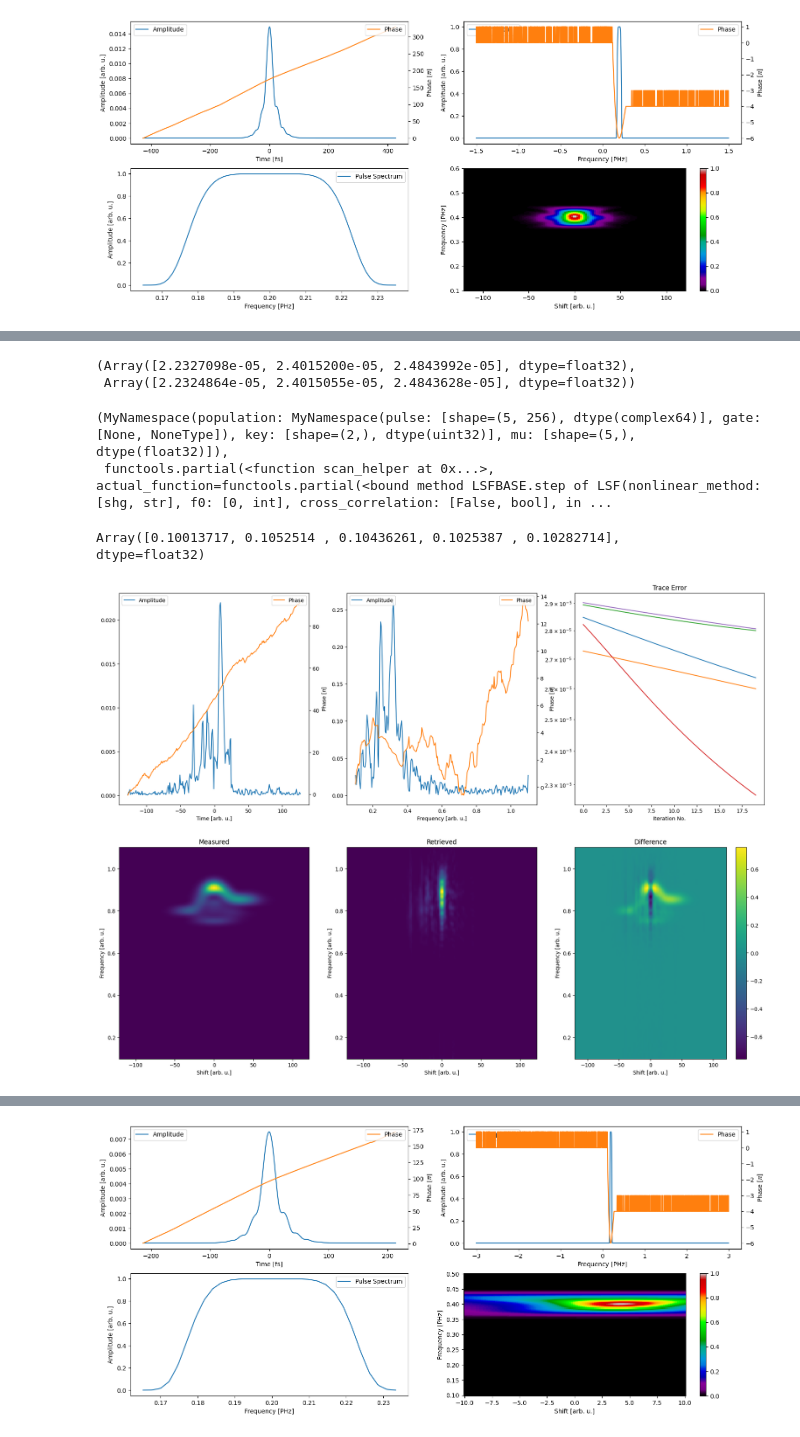
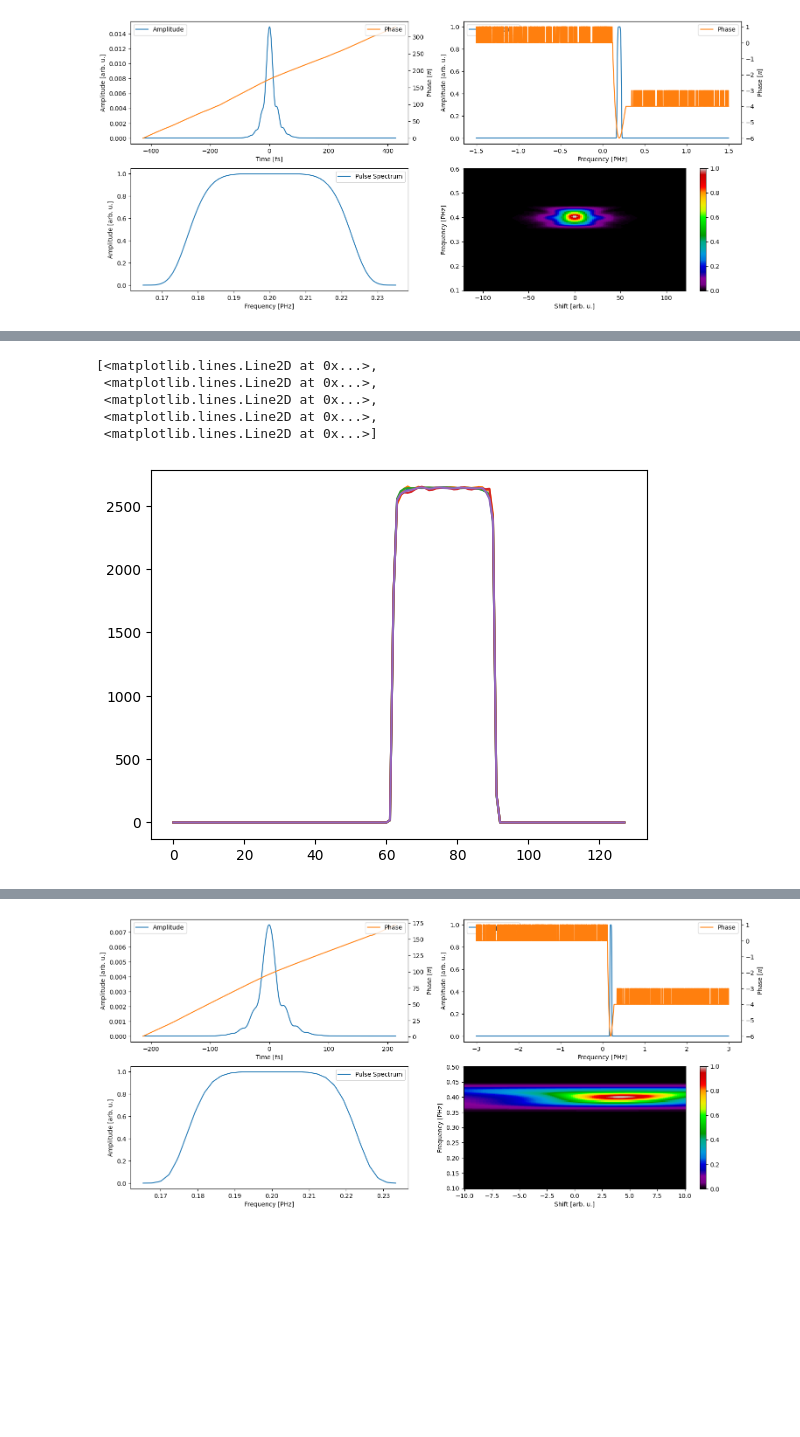
Before and after one commit to matillda123/Pulse-Retrieval-with-JAX, a Jupyter notebook: _usage_example.ipynb, the cells around one changed output, grey strips where cells are left out. Drawn from its saved outputs; the diff is of its cells as text; code cells hidden in the pictures; blank space fills up the shorter version.

```diff
--- a/_usage_example.ipynb
+++ b/_usage_example.ipynb
@@ -81,18 +63,0 @@ executing.executing.NotOneValueFound: Expected one value, found 0
-# %%
-from pulsedjax.frog import LSF
-
-gp = LSF(delay, frequency_trace, trace, "shg", cross_correlation=False, seed=None)
-
-gp.eta_spectral_amplitude = 1
-gp.use_measured_spectrum(spectra.pulse[0], spectra.pulse[1], "pulse")
-#gp.use_measured_spectrum(spectra.gate[0], spectra.gate[1], "gate")
-
-population = gp.create_initial_population(3, "random")
-
-gp.number_of_bisection_iterations = 4
-gp.direction_mode = "random"
-gp.ratio_points_for_continuous = 0.25
-
-#gp.global_optimize_calibration_curve = True
-final_result = gp.run(population, 10000)
-gp.plot_results(final_result)
@@ -101,42 +64,12 @@ gp.plot_results(final_result)
-# %%
-final_result.error_arr[0], final_result.error_arr[-1]
-# %% [output]
-(Array([2.2327098e-05, 2.4015200e-05, 2.4843992e-05], dtype=float32),
- Array([2.2324864e-05, 2.4015055e-05, 2.4843628e-05], dtype=float32))
-# %%
-gp.initialize_run(population)
-# %% [output]
-(MyNamespace(population: MyNamespace(pulse: [shape=(5, 256), dtype(complex64)], gate: [None, NoneType]), key: [shape=(2,), dtype(uint32)], mu: [shape=(5,), dtype(float32)]),
- functools.partial(<function scan_helper at 0x...>, actual_function=functools.partial(<bound method LSFBASE.step of LSF(nonlinear_method: [shg, str], f0: [0, int], cross_correlation: [False, bool], in ...
-# %%
-jnp.max(jnp.abs(gp.descent_state.population.pulse),axis=-1)
-# %% [output]
-Array([0.10013717, 0.1052514 , 0.10436261, 0.1025387 , 0.10282714],      dtype=float32)
-# %%
-from pulsedjax.frog import GeneralizedProjection
-
-gp = GeneralizedProjection(delay, frequency_trace, trace, "thg", cross_correlation=False, seed=None)
-
-# gp.use_measured_spectrum(spectra.pulse[0], spectra.pulse[1], "pulse")
-# gp.use_measured_spectrum(spectra.gate[0], spectra.gate[1], "gate")
-
-# gp.use_measured_spectrum(spectra.pulse[0], spectra.pulse[1], "gate")
-# gp.use_measured_spectrum(spectra.gate[0], spectra.gate[1], "pulse")
-
-
-population = gp.create_initial_population(5, "random")
-
-#gp.local_gamma = 1
-gp.global_gamma = 1e3
-
-#gp.global_adaptive_scaling = "linear"
-#gp.global_adaptive_scaling_factor = 0
-
-
-final_result = gp.run(population, 20)
-gp.plot_results(final_result)
-# %% [output]
-[figure, removed]
+# %%
+plt.plot(gp.descent_state._local.mu.T)
+# %% [output]
+[<matplotlib.lines.Line2D at 0x...>,
+ <matplotlib.lines.Line2D at 0x...>,
+ <matplotlib.lines.Line2D at 0x...>,
+ <matplotlib.lines.Line2D at 0x...>,
+ <matplotlib.lines.Line2D at 0x...>]
+[figure, added]
 # %%
 from pulsedjax.frog import COPRA
 
```
Also changed, not shown: parts of 7 cells of this notebook, 13 other files.
